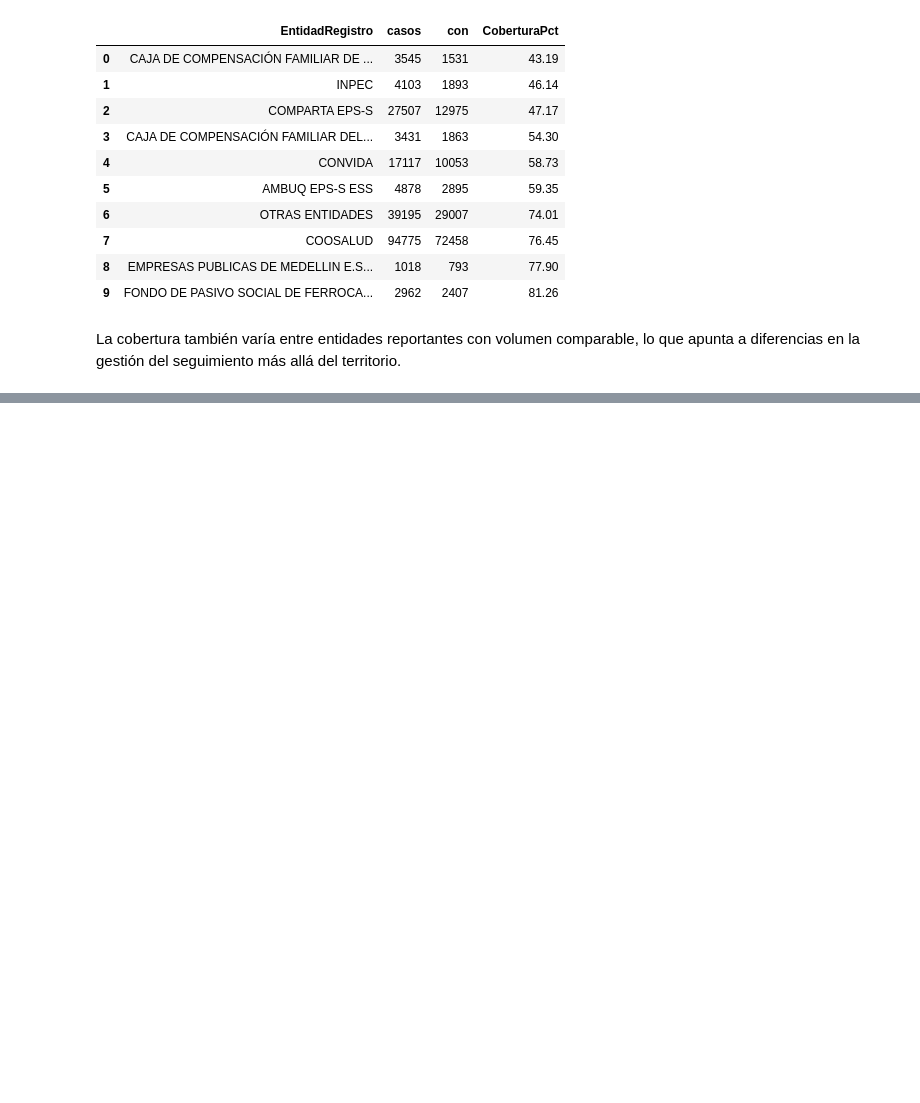
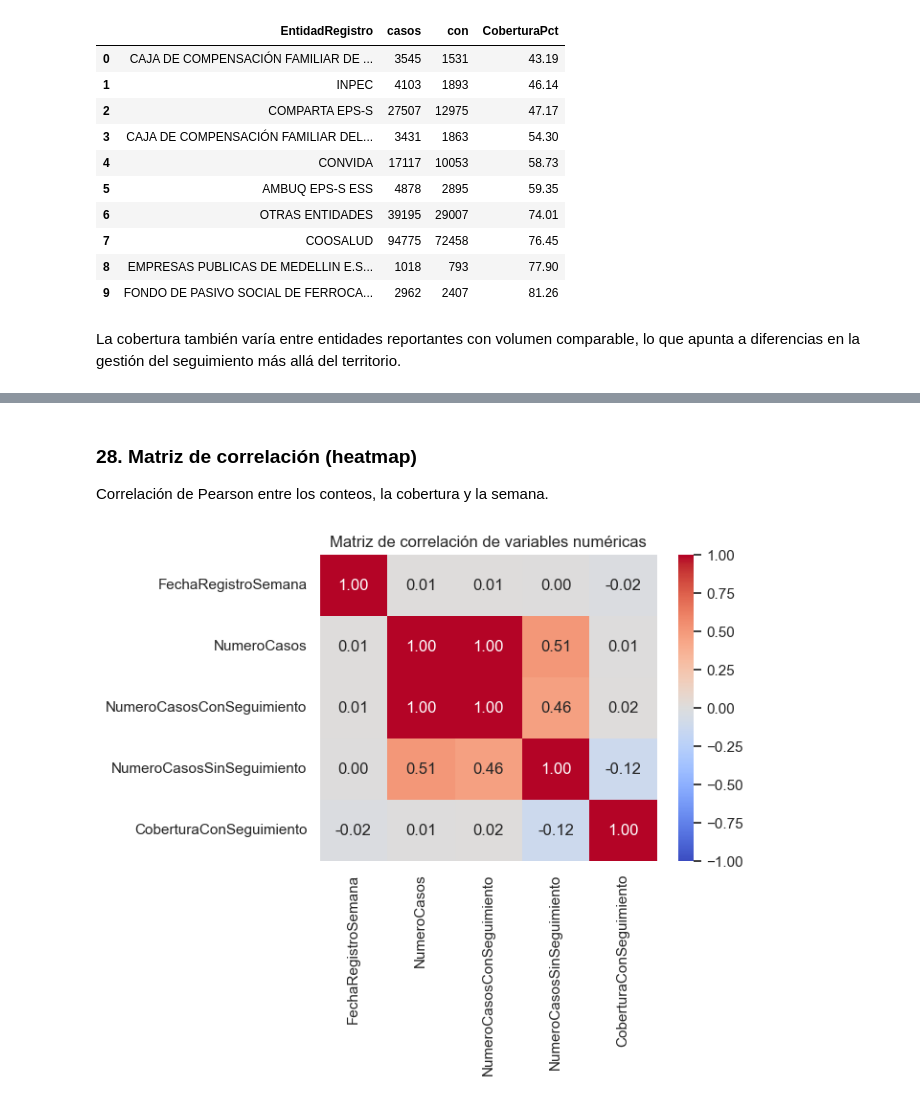
Before and after one commit to JabesMonroy/Proyecto_Esp-Fund-Datos_PRASS_Seg.COVID19, a Jupyter notebook: Proyecto_PRASS_Seguimiento_COVID19.ipynb, the cells around one changed output, grey strips where cells are left out. Drawn from its saved outputs; the diff is of its cells as text; code cells hidden in the pictures; blank space fills up the shorter version.

```diff
--- a/Proyecto_PRASS_Seguimiento_COVID19.ipynb
+++ b/Proyecto_PRASS_Seguimiento_COVID19.ipynb
@@ -652,0 +657,16 @@ La cobertura también varía entre entidades reportantes con volumen comparable,
+# %% [markdown]
+### 28. Matriz de correlación (heatmap)
+
+Correlación de Pearson entre los conteos, la cobertura y la semana.
+# %%
+num = df_prep[['FechaRegistroSemana', 'NumeroCasos', 'NumeroCasosConSeguimiento',
+               'NumeroCasosSinSeguimiento', 'CoberturaConSeguimiento']].copy()
+num['FechaRegistroSemana'] = num['FechaRegistroSemana'].astype(int)
+corr = num.corr()
+fig, ax = plt.subplots(figsize=(7, 6))
+sns.heatmap(corr, annot=True, fmt='.2f', cmap='coolwarm', vmin=-1, vmax=1, ax=ax)
+ax.set_title('Matriz de correlación de variables numéricas')
+plt.tight_layout()
+plt.show()
+# %% [output]
+[figure, added]
```
Also changed, not shown: parts of 8 cells of this notebook.
